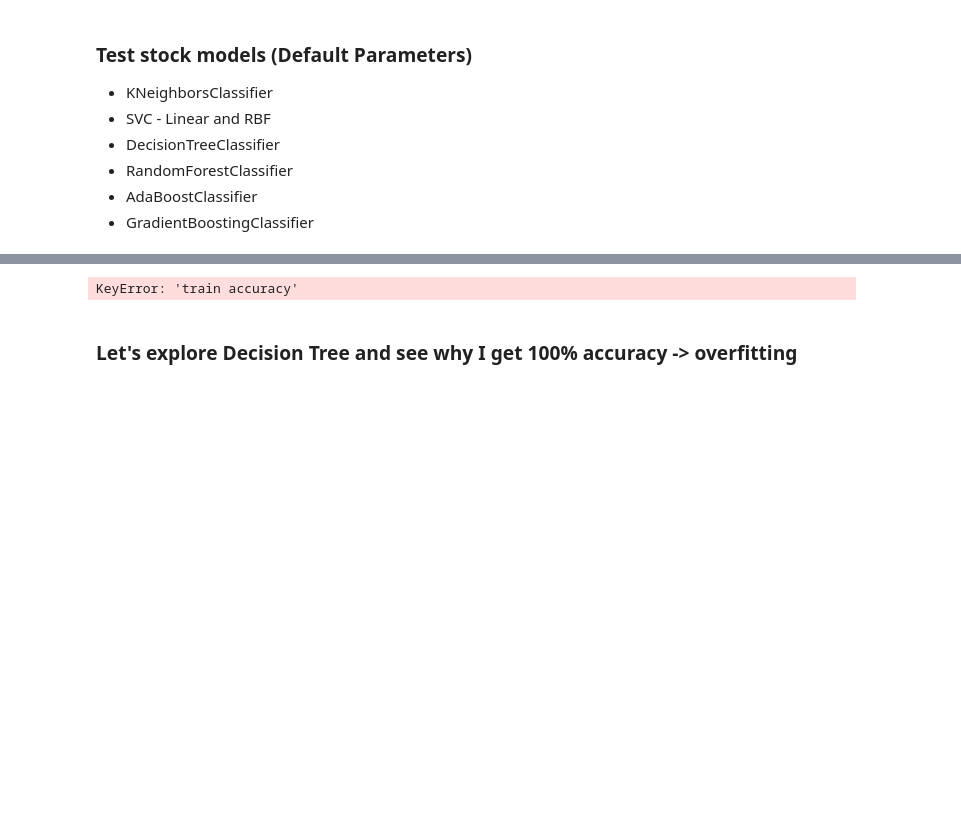
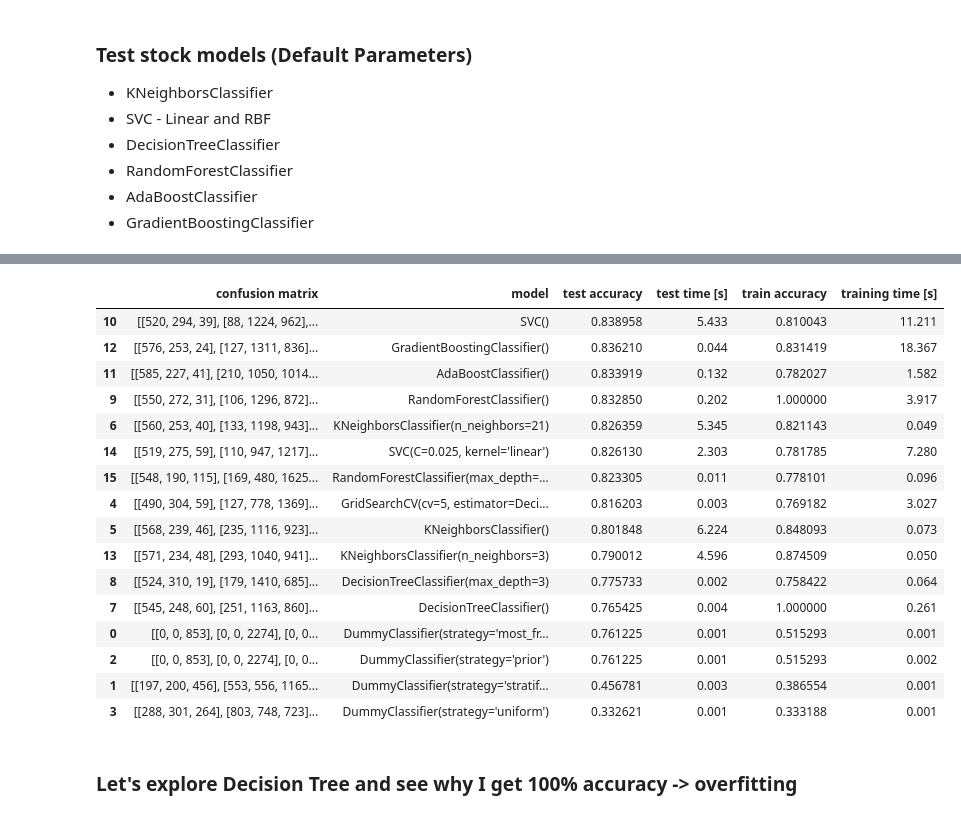
Before and after one commit to andrea-fantini/Predictive_Maintenance_Fanjet, a Jupyter notebook: notebooks/5 - Modeling.ipynb, the cells around one changed output, grey strips where cells are left out. Saved outputs shown, nothing was run; the diff lists cells and outputs as text; code cells hidden in the pictures; blank space fills up the shorter version.

```diff
--- a/notebooks/5 - Modeling.ipynb
+++ b/notebooks/5 - Modeling.ipynb
@@ -476,34 +230,4 @@ test_df
 - RandomForestClassifier
 - AdaBoostClassifier
 - GradientBoostingClassifier
-# %%
-def try_model(model, X_train, y_train, X_test, y_test):
-    """ Fits a model on the selected data with the default parameters
-    ex. usage
-        summary = try_model(KNeighborsClassifier(),X_train, y_train)"""
-    # statements
-    print('Trying Model :'+ str(model))
-    start = timer()
-    model.fit(X_train, y_train)
-    middle = timer()
-    test_score = model.score(X_test, y_test)
-    end = timer()
-    train_score = model.score(X_train, y_train)
-
-    # calculate confusion matrix
-
-
-    print('|  Train Score: ' + str(round(train_score,3)))
-    print('|  Test Score: ' + str(round(test_score,3)))
-
-    train_elapsed = round(middle - start,3)
-    test_elapsed = round(end - middle,3)
-
-    summary = {'model': str(model),
-               'training time [s]': train_elapsed,
-               'test time [s]': test_elapsed,
-               'test accuracy': test_score,
-               'train accuracy': train_score}
-    #print(summary)
-    return summary
 # %%
@@ -530,4 +269,20 @@ NameError: name 'models_to_try' is not defined
 # %%
-models_summary.sort_values(by=['train accuracy'], ascending=False)
+models_summary.sort_values(by=['test accuracy'], ascending=False)
 # %% [output]
-KeyError: 'train accuracy'
+|  | confusion matrix | model | test accuracy | test time [s] | train accuracy | training time [s] |
+| 10 | [[520, 294, 39], [88, 1224, 962],... | SVC() | 0.838958 | 5.433 | 0.810043 | 11.211 |
+| 12 | [[576, 253, 24], [127, 1311, 836]... | GradientBoostingClassifier() | 0.836210 | 0.044 | 0.831419 | 18.367 |
+| 11 | [[585, 227, 41], [210, 1050, 1014... | AdaBoostClassifier() | 0.833919 | 0.132 | 0.782027 | 1.582 |
+| 9 | [[550, 272, 31], [106, 1296, 872]... | RandomForestClassifier() | 0.832850 | 0.202 | 1.000000 | 3.917 |
+| 6 | [[560, 253, 40], [133, 1198, 943]... | KNeighborsClassifier(n_neighbors=21) | 0.826359 | 5.345 | 0.821143 | 0.049 |
+| 14 | [[519, 275, 59], [110, 947, 1217]... | SVC(C=0.025, kernel='linear') | 0.826130 | 2.303 | 0.781785 | 7.280 |
+| 15 | [[548, 190, 115], [169, 480, 1625... | RandomForestClassifier(max_depth=... | 0.823305 | 0.011 | 0.778101 | 0.096 |
+| 4 | [[490, 304, 59], [127, 778, 1369]... | GridSearchCV(cv=5, estimator=Deci... | 0.816203 | 0.003 | 0.769182 | 3.027 |
+| 5 | [[568, 239, 46], [235, 1116, 923]... | KNeighborsClassifier() | 0.801848 | 6.224 | 0.848093 | 0.073 |
+| 13 | [[571, 234, 48], [293, 1040, 941]... | KNeighborsClassifier(n_neighbors=3) | 0.790012 | 4.596 | 0.874509 | 0.050 |
+| 8 | [[524, 310, 19], [179, 1410, 685]... | DecisionTreeClassifier(max_depth=3) | 0.775733 | 0.002 | 0.758422 | 0.064 |
+| 7 | [[545, 248, 60], [251, 1163, 860]... | DecisionTreeClassifier() | 0.765425 | 0.004 | 1.000000 | 0.261 |
+| 0 | [[0, 0, 853], [0, 0, 2274], [0, 0... | DummyClassifier(strategy='most_fr... | 0.761225 | 0.001 | 0.515293 | 0.001 |
+| 2 | [[0, 0, 853], [0, 0, 2274], [0, 0... | DummyClassifier(strategy='prior') | 0.761225 | 0.001 | 0.515293 | 0.002 |
+| 1 | [[197, 200, 456], [553, 556, 1165... | DummyClassifier(strategy='stratif... | 0.456781 | 0.003 | 0.386554 | 0.001 |
+| 3 | [[288, 301, 264], [803, 748, 723]... | DummyClassifier(strategy='uniform') | 0.332621 | 0.001 | 0.333188 | 0.001 |
```
Also changed, not shown: parts of 49 cells of this notebook.
